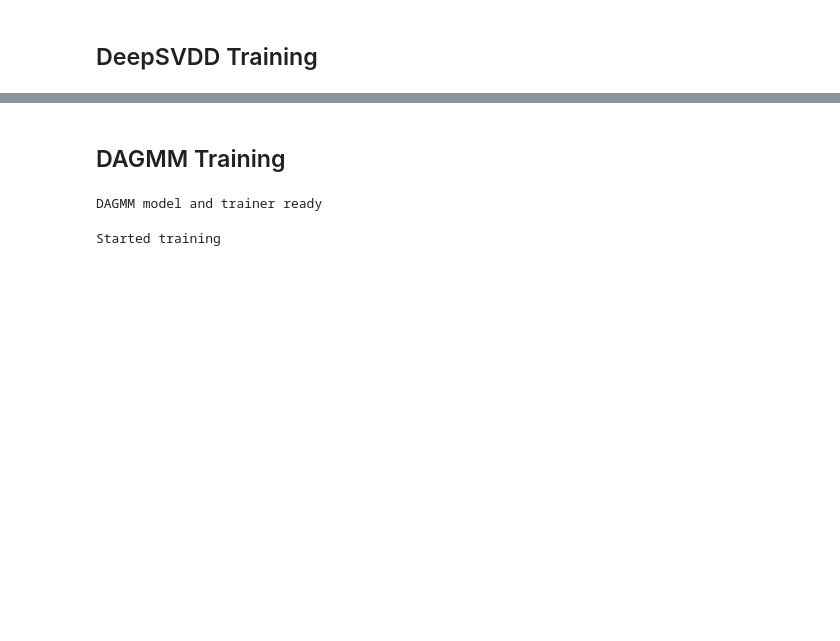
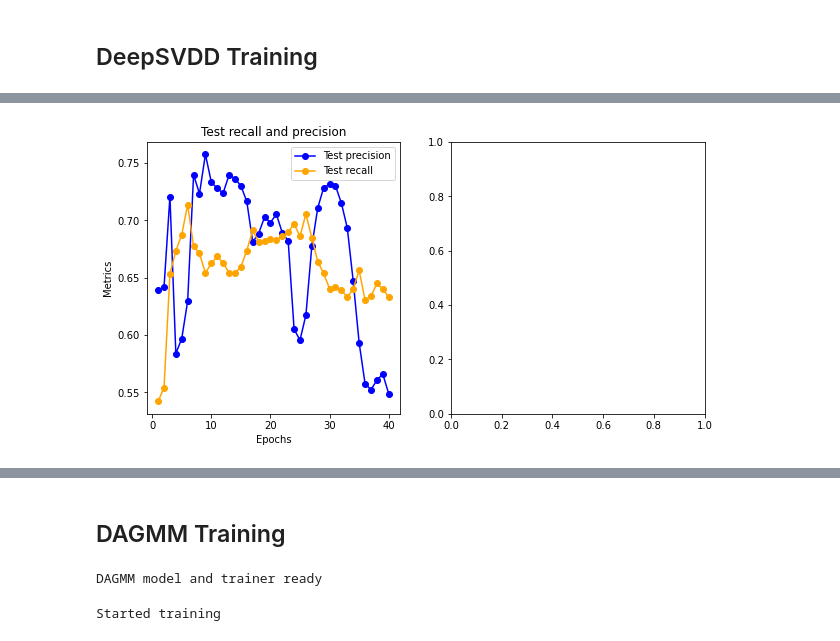
Before and after one commit to ireydiak/anomaly_detection_NRCAN, a Jupyter notebook: notebooks/multiclass_ids.ipynb, the cells around one changed output, grey strips where cells are left out. Cells and saved outputs as stored; diff of their text form; code cells hidden in the pictures; blank space fills up the shorter version.

```diff
--- a/notebooks/multiclass_ids.ipynb
+++ b/notebooks/multiclass_ids.ipynb
@@ -13,5 +15,9 @@ export_path = "./"
 # %%
-dataset = IDS2017Dataset(path=dataset_path)
+# Setup base folder structure
+dataset_path = "../data/IDS2017/ids2017.csv"
+export_path = "./%s" % dt.now().strftime("%m-%d-%Y_%H-%M-%S")
+if not os.path.exists(export_path):
+    os.mkdir(export_path)
 
 # General arguments
 batch_size = 1024
@@ -20,7 +26,10 @@ act_fn = "relu"
 n_layers = 4
 compression_factor = 2
 lr = 1e-4
-n_epochs = 1
+n_epochs = 200
+
+# DeepSVDD-specific arguments
+dsvdd_best_epoch = 106
 
 # DAGMM-specific arguments
 n_mixtures = 4
@@ -28,6 +37,7 @@ latent_dim = 1
 lambda_1 = 0.005
 lambda_2 = 0.1
 reg_covar=1e-6
+dagmm_best_epoch = 11
 
-print("data loaded")
+print("arguments set")
 # %% [output]
@@ -35,7 +51,7 @@ data loaded
 # %% [markdown]
 ## DeepSVDD Training
 # %%
-model = DeepSVDD(
+dsvdd_model = DeepSVDD(
     in_features=dataset.in_features,
     n_instances=dataset.n_instances,
     device=device,
@@ -43,12 +59,15 @@ model = DeepSVDD(
     compression_factor=compression_factor,
     act_fn=act_fn,
 )
-trainer = DeepSVDDIDSTrainer(
-    model=model,
+dsvdd_trainer = DeepSVDDIDSTrainer(
+    train_ldr=train_ldr,
+    test_ldr=test_ldr,
+    model=dsvdd_model,
     batch_size=batch_size,
     lr=lr,
     n_epochs=n_epochs,
-    device=device
+    device=device,
+    ckpt_fname=os.path.join(export_path, "deepsvdd")
 )
 print("DeepSVDD model and trainer ready")
 # %% [output]
@@ -81,0 +75,16 @@ Name: 0, dtype: int64
+# %%
+_ = dsvdd_trainer.train(train_ldr)
+dsvdd_trainer.save_ckpt(os.path.join(export_path, "deepsvdd.pt"))
+
+y_test_true, test_scores, test_labels = dsvdd_trainer.test(test_ldr)
+results = metrics.estimate_optimal_threshold(test_scores, y_test_true)
+y_pred = (test_scores >= results["Thresh_star"]).astype(int)
+store_results(
+    results=results,
+    params=dict(batch_size=batch_size, lr=lr, n_epochs=n_epochs, **dsvdd_model.get_params()),
+    model_name="DeepSVDD",
+    dataset="IDS2017",
+    dataset_path=dataset_path,
+    results_path="./"
+)
+results
@@ -81,0 +100,4 @@ Name: 0, dtype: int64
+# %%
+dsvdd_trainer.plot_metrics(export_path)
+# %% [output]
+[figure, added]
```
Also changed, not shown: parts of 15 cells of this notebook, 7 other files.
